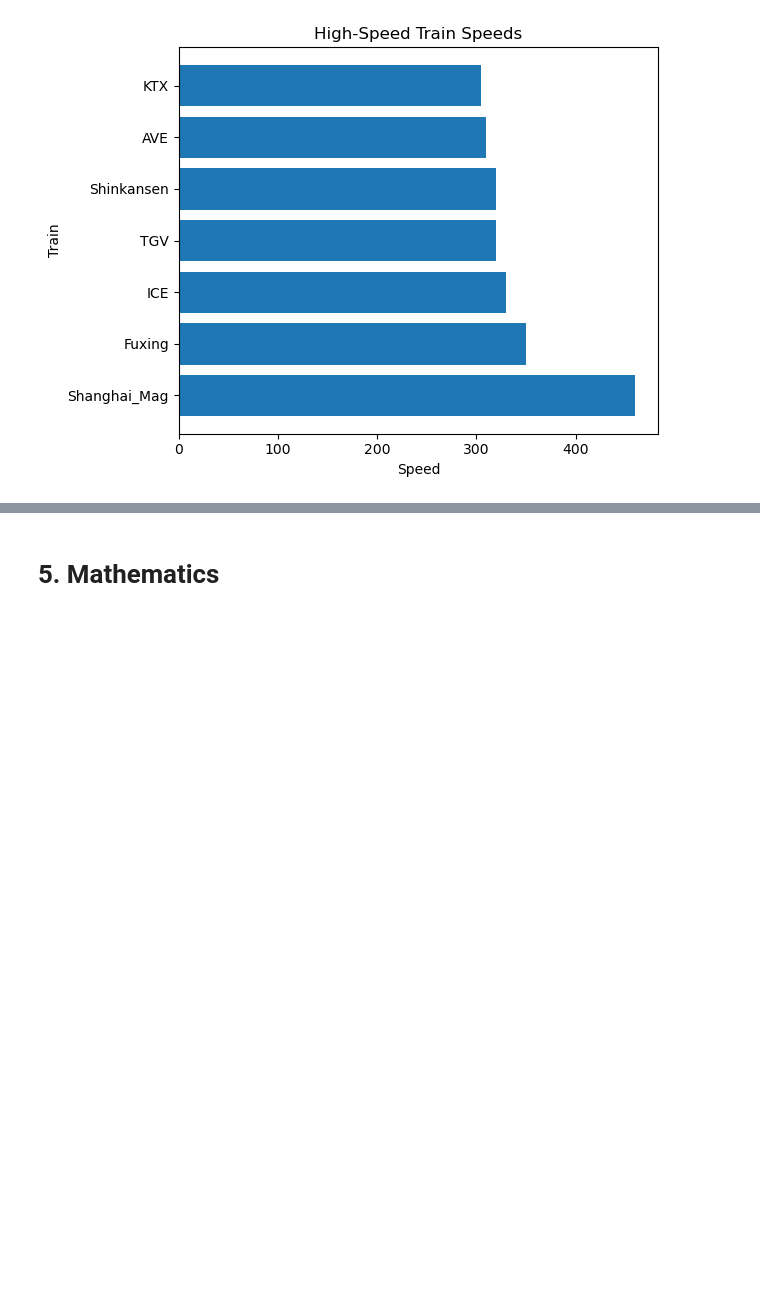
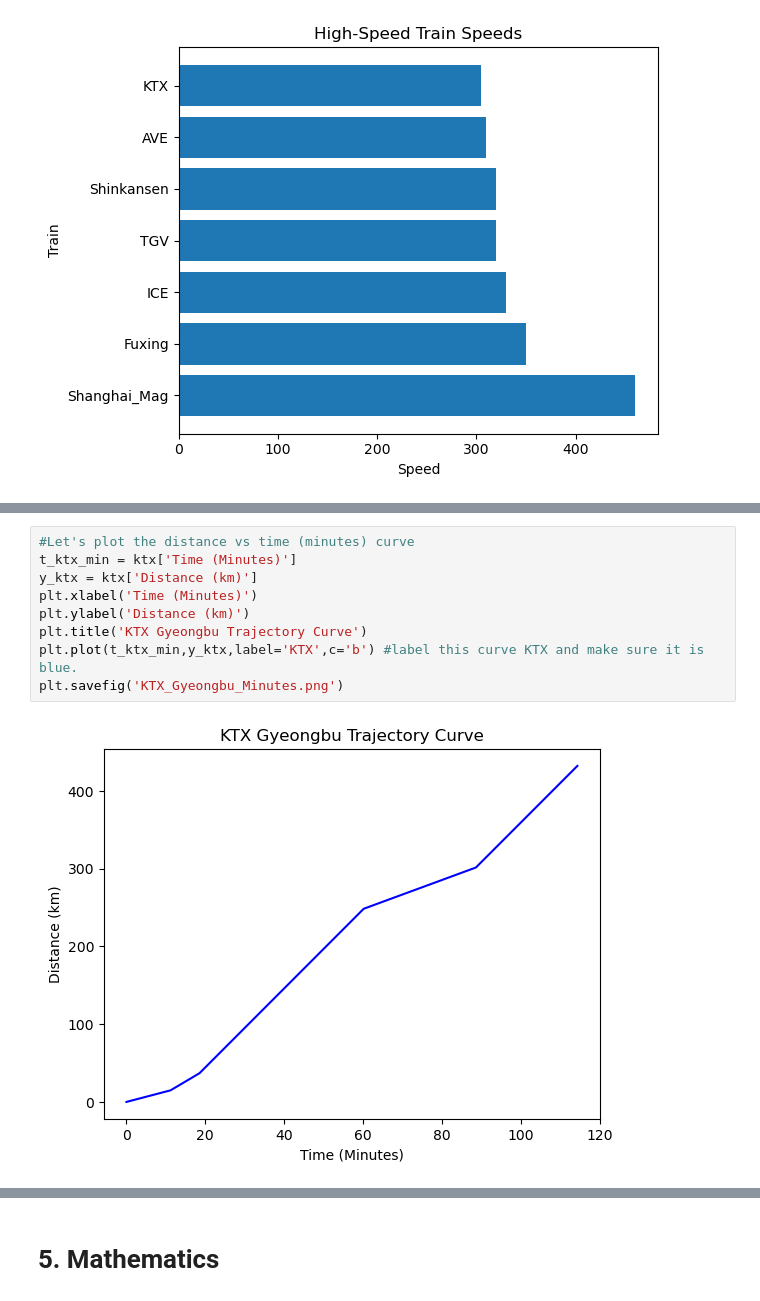
Before and after one commit to lotlouischoitslab/Computational_Transportation_Science, a Jupyter notebook: 00Transportation_Intro/01Louis_Python_Notes.ipynb, the cells around one changed output, grey strips where cells are left out. Cells and saved outputs as stored; diff of their text form; blank space fills up the shorter version.

```diff
--- a/00Transportation_Intro/01Louis_Python_Notes.ipynb
+++ b/00Transportation_Intro/01Louis_Python_Notes.ipynb
@@ -315,0 +403,11 @@ plt.show()
+# %%
+#Let's plot the distance vs time (minutes) curve
+t_ktx_min = ktx['Time (Minutes)']
+y_ktx = ktx['Distance (km)']
+plt.xlabel('Time (Minutes)')
+plt.ylabel('Distance (km)')
+plt.title('KTX Gyeongbu Trajectory Curve')
+plt.plot(t_ktx_min,y_ktx,label='KTX',c='b') #label this curve KTX and make sure it is blue.
+plt.savefig('KTX_Gyeongbu_Minutes.png')
+# %% [output]
+[figure, added]
```
Also changed, not shown: parts of 19 cells of this notebook, 10 other files.
